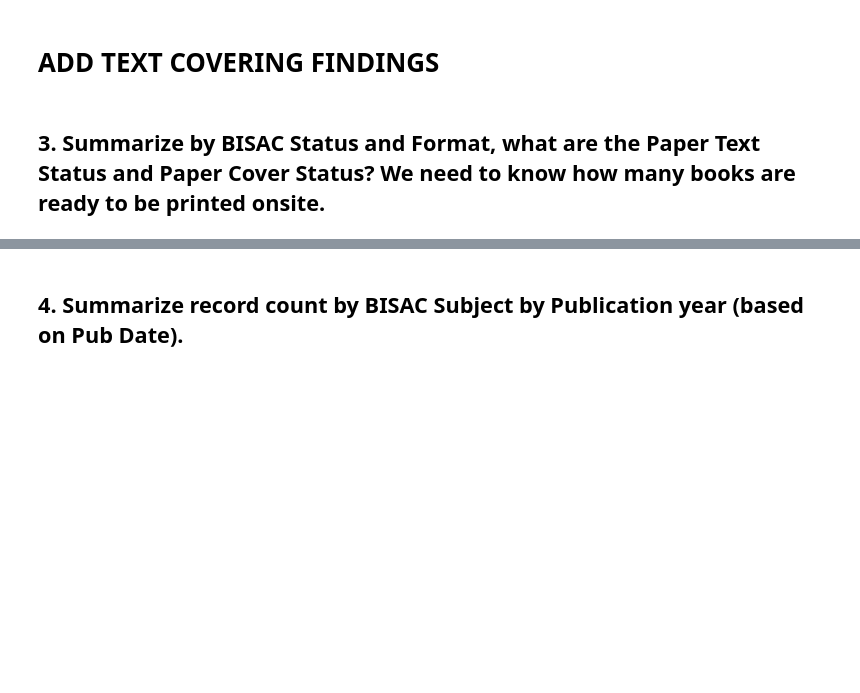
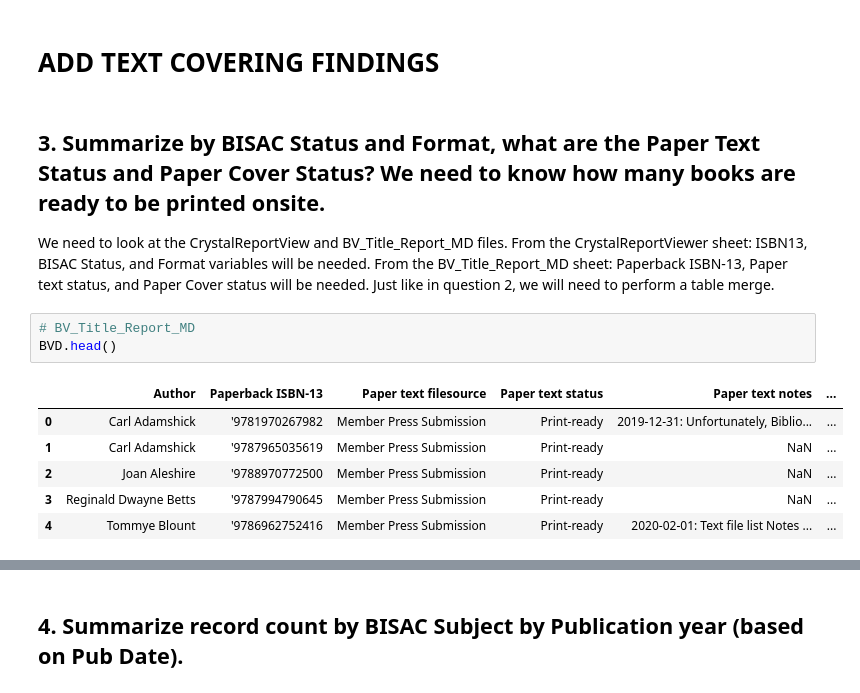
Before and after one commit to Achan40/uofc-data-analyst-challenge, a Jupyter notebook: notebook/answer.ipynb, the cells around one changed output, grey strips where cells are left out. Cells and saved outputs as stored; diff of their text form; blank space fills up the shorter version.

```diff
--- a/notebook/answer.ipynb
+++ b/notebook/answer.ipynb
@@ -131,3 +131,14 @@ q2.groupby(['Format','Month'])[['Net Units', 'Net Amt']].sum()
 # ADD TEXT COVERING FINDINGS
 # %% [markdown]
 ## 3. Summarize by BISAC Status and Format, what are the Paper Text Status and Paper Cover Status? We need to know how many books are ready to be printed onsite.
+We need to look at the CrystalReportView and BV_Title_Report_MD files. From the CrystalReportViewer sheet: ISBN13, BISAC Status, and Format variables will be needed. From the BV_Title_Report_MD sheet: Paperback ISBN-13, Paper text status, and Paper Cover status will be needed. Just like in question 2, we will need to perform a table merge.
+# %%
+# BV_Title_Report_MD
+BVD.head()
+# %% [output]
+|  | Author | Paperback ISBN-13 | Paper text filesource | Paper text status | Paper text notes | ... |
+| 0 | Carl Adamshick | '9781970267982 | Member Press Submission | Print-ready | 2019-12-31: Unfortunately, Biblio... | ... |
+| 1 | Carl Adamshick | '9787965035619 | Member Press Submission | Print-ready | NaN | ... |
+| 2 | Joan Aleshire | '9788970772500 | Member Press Submission | Print-ready | NaN | ... |
+| 3 | Reginald Dwayne Betts | '9787994790645 | Member Press Submission | Print-ready | NaN | ... |
+| 4 | Tommye Blount | '9786962752416 | Member Press Submission | Print-ready | 2020-02-01: Text file list Notes ... | ... |
```
Also changed, not shown: parts of 11 cells of this notebook.
